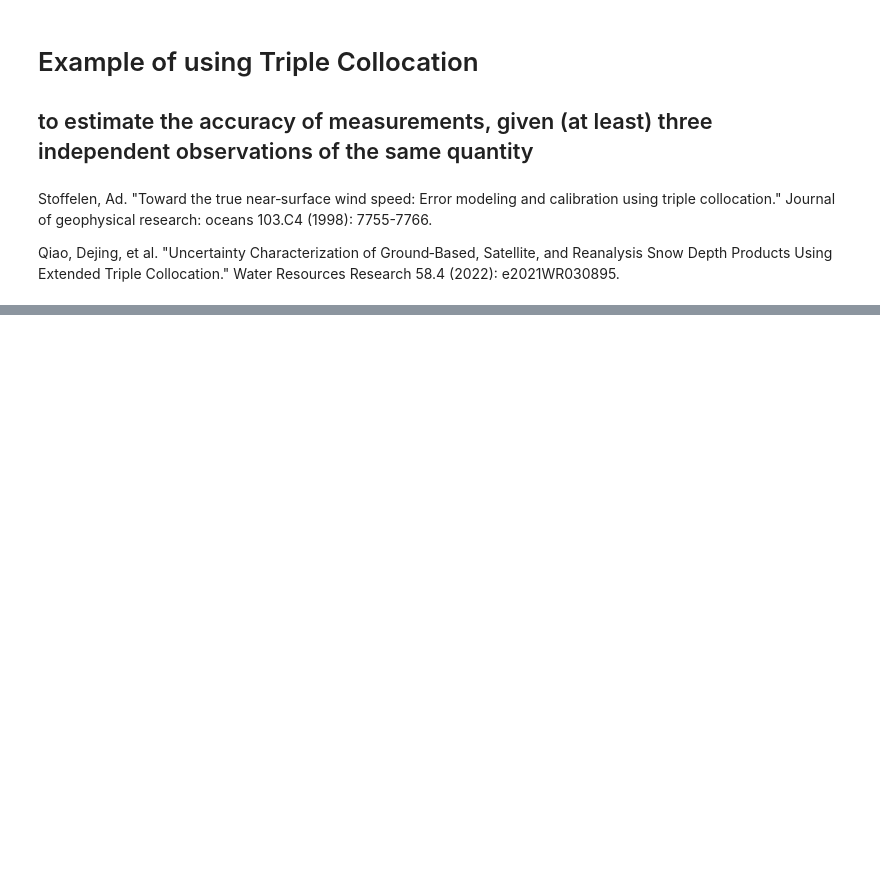
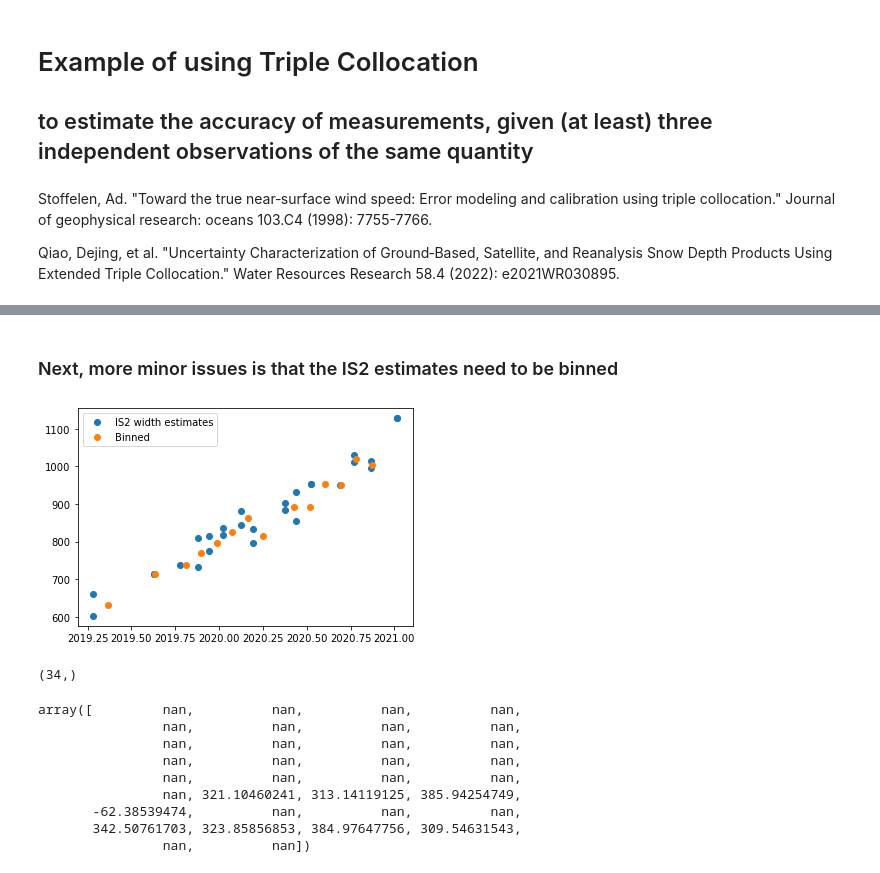
Before and after one commit to bradlipovsky/triple-collocation, a Jupyter notebook: tricolo.ipynb, the cells around one changed output, grey strips where cells are left out. Cells and saved outputs as stored; diff of their text form; code cells hidden in the pictures; blank space fills up the shorter version.

```diff
--- a/tricolo.ipynb
+++ b/tricolo.ipynb
@@ -90,0 +186,33 @@ plt.plot([0,N_samples],[sigma[2], sigma[2]],'--k')
+# %% [markdown]
+### Next, more minor issues is that the IS2 estimates need to be binned
+# %%
+bin_indices = np.digitize(t3, bins)
+w3_binned = np.zeros_like(bins)
+for i in range( len(bins) ):
+    sl = w3[bin_indices==i]
+    if len(sl) > 0:
+        w3_binned[i] = np.mean(sl)
+    else:
+        w3_binned[i] = np.nan
+v3_binned = np.gradient(w3_binned,bins)
+
+plt.subplots()
+plt.plot(t3,w3,'o',label='IS2 width estimates')
+plt.plot(bins,w3_binned,'o',label='Binned')
+plt.legend()
+plt.show()
+
+print(v3_binned.shape)
+v3_binned
+# %% [output]
+[figure, added]
+(34,)
+array([         nan,          nan,          nan,          nan,
+                nan,          nan,          nan,          nan,
+                nan,          nan,          nan,          nan,
+                nan,          nan,          nan,          nan,
+                nan,          nan,          nan,          nan,
+                nan, 321.10460241, 313.14119125, 385.94254749,
+       -62.38539474,          nan,          nan,          nan,
+       342.50761703, 323.85856853, 384.97647756, 309.54631543,
+                nan,          nan])
```
Also changed, not shown: parts of 17 cells of this notebook.
